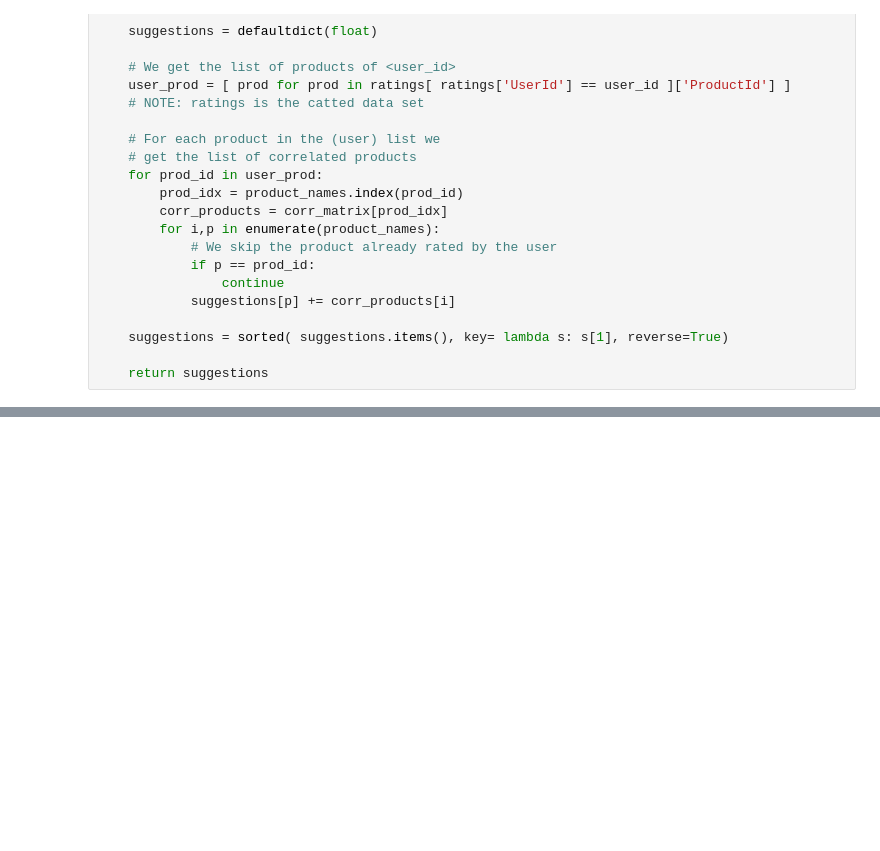
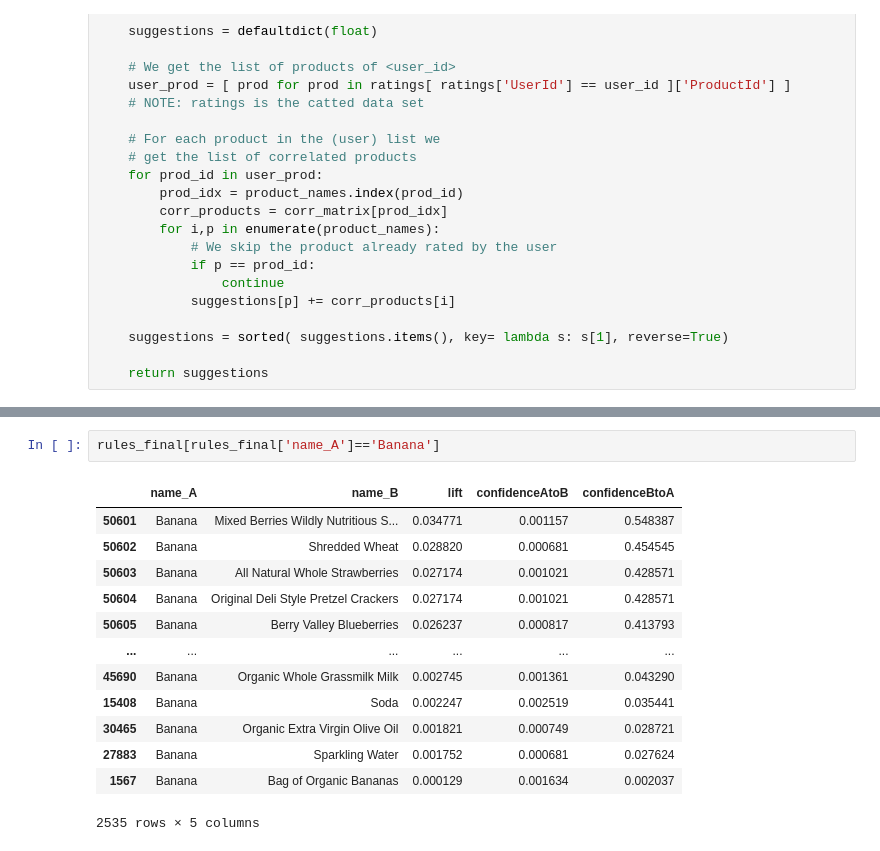
Before and after one commit to steguar/DAIL, a Jupyter notebook: Lecture_4/Lecture_4_Recommender_Systems.ipynb, the cells around one changed output, grey strips where cells are left out. Saved outputs shown, nothing was run; the diff lists cells and outputs as text; blank space fills up the shorter version.

```diff
--- a/Lecture_4/Lecture_4_Recommender_Systems.ipynb
+++ b/Lecture_4/Lecture_4_Recommender_Systems.ipynb
@@ -871,0 +1187,16 @@ item_based_suggestions('AO76PCGL4LTDY')[:5]
+# %%
+rules_final[rules_final['name_A']=='Banana']
+# %% [output]
+|  | name_A | name_B | lift | confidenceAtoB | confidenceBtoA |
+| 50601 | Banana | Mixed Berries Wildly Nutritious S... | 0.034771 | 0.001157 | 0.548387 |
+| 50602 | Banana | Shredded Wheat | 0.028820 | 0.000681 | 0.454545 |
+| 50603 | Banana | All Natural Whole Strawberries | 0.027174 | 0.001021 | 0.428571 |
+| 50604 | Banana | Original Deli Style Pretzel Crackers | 0.027174 | 0.001021 | 0.428571 |
+| 50605 | Banana | Berry Valley Blueberries | 0.026237 | 0.000817 | 0.413793 |
+| ... | ... | ... | ... | ... | ... |
+| 45690 | Banana | Organic Whole Grassmilk Milk | 0.002745 | 0.001361 | 0.043290 |
+| 15408 | Banana | Soda | 0.002247 | 0.002519 | 0.035441 |
+| 30465 | Banana | Organic Extra Virgin Olive Oil | 0.001821 | 0.000749 | 0.028721 |
+| 27883 | Banana | Sparkling Water | 0.001752 | 0.000681 | 0.027624 |
+| 1567 | Banana | Bag of Organic Bananas | 0.000129 | 0.001634 | 0.002037 |
+2535 rows × 5 columns
```
Also changed, not shown: parts of 58 cells of this notebook, 2 other files.
